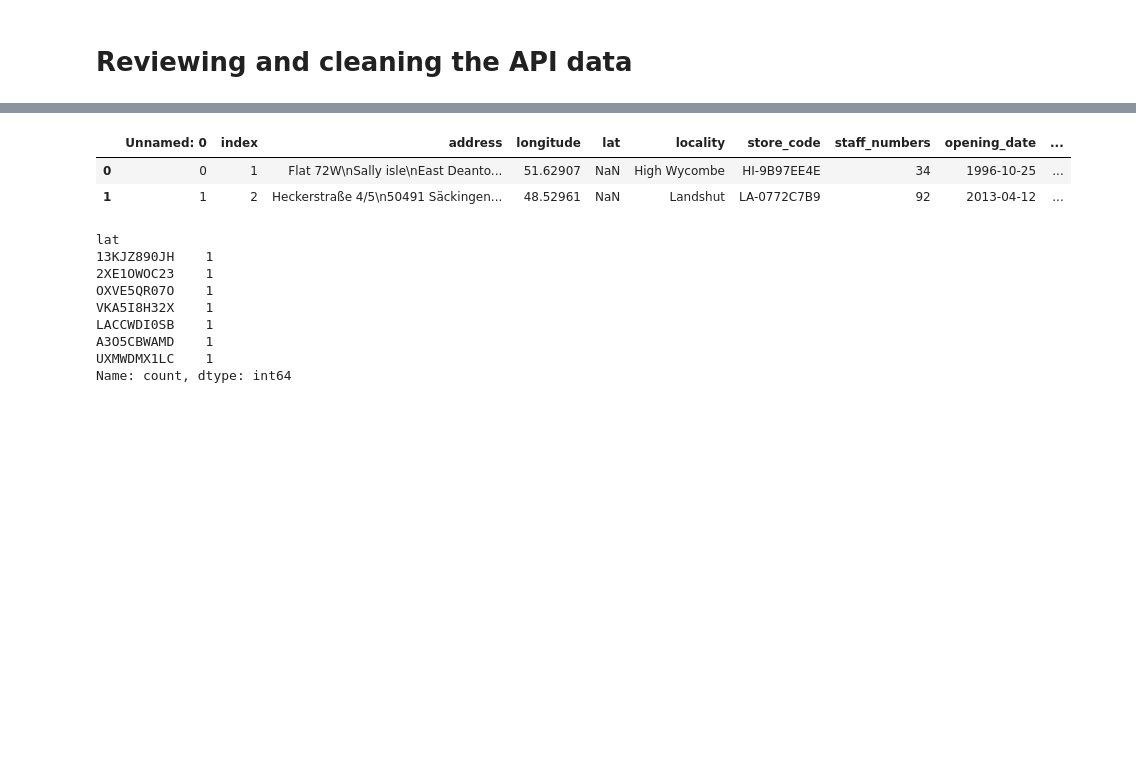
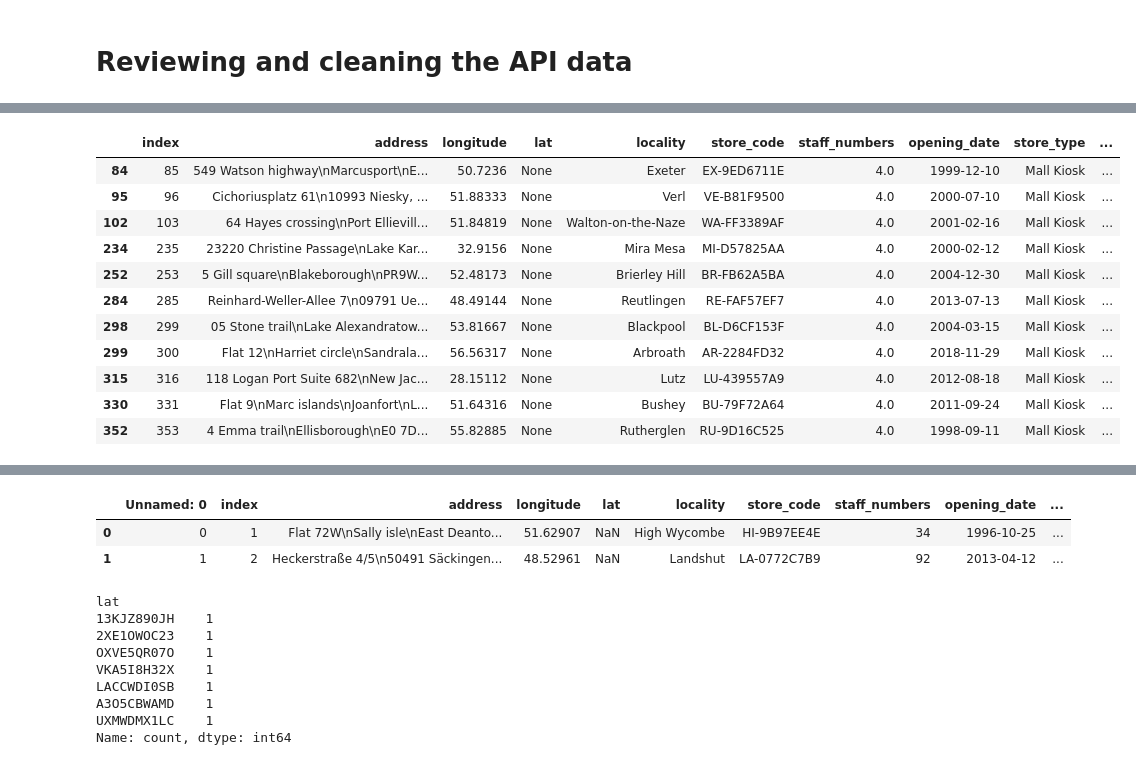
Before and after one commit to jho278/retail-database, a Jupyter notebook: data_exploration.ipynb, the cells around one changed output, grey strips where cells are left out. Drawn from its saved outputs; the diff is of its cells as text; code cells hidden in the pictures; blank space fills up the shorter version.

```diff
--- a/data_exploration.ipynb
+++ b/data_exploration.ipynb
@@ -913,0 +1121,16 @@ KeyboardInterrupt:
+# %%
+df_api['staff_numbers'] = pd.to_numeric(df_api['staff_numbers'], errors = 'coerce')
+df_api[df_api['staff_numbers'] < 5]
+# %% [output]
+|  | index | address | longitude | lat | locality | store_code | staff_numbers | opening_date | store_type | ... |
+| 84 | 85 | 549 Watson highway\nMarcusport\nE... | 50.7236 | None | Exeter | EX-9ED6711E | 4.0 | 1999-12-10 | Mall Kiosk | ... |
+| 95 | 96 | Cichoriusplatz 61\n10993 Niesky, ... | 51.88333 | None | Verl | VE-B81F9500 | 4.0 | 2000-07-10 | Mall Kiosk | ... |
+| 102 | 103 | 64 Hayes crossing\nPort Ellievill... | 51.84819 | None | Walton-on-the-Naze | WA-FF3389AF | 4.0 | 2001-02-16 | Mall Kiosk | ... |
+| 234 | 235 | 23220 Christine Passage\nLake Kar... | 32.9156 | None | Mira Mesa | MI-D57825AA | 4.0 | 2000-02-12 | Mall Kiosk | ... |
+| 252 | 253 | 5 Gill square\nBlakeborough\nPR9W... | 52.48173 | None | Brierley Hill | BR-FB62A5BA | 4.0 | 2004-12-30 | Mall Kiosk | ... |
+| 284 | 285 | Reinhard-Weller-Allee 7\n09791 Ue... | 48.49144 | None | Reutlingen | RE-FAF57EF7 | 4.0 | 2013-07-13 | Mall Kiosk | ... |
+| 298 | 299 | 05 Stone trail\nLake Alexandratow... | 53.81667 | None | Blackpool | BL-D6CF153F | 4.0 | 2004-03-15 | Mall Kiosk | ... |
+| 299 | 300 | Flat 12\nHarriet circle\nSandrala... | 56.56317 | None | Arbroath | AR-2284FD32 | 4.0 | 2018-11-29 | Mall Kiosk | ... |
+| 315 | 316 | 118 Logan Port Suite 682\nNew Jac... | 28.15112 | None | Lutz | LU-439557A9 | 4.0 | 2012-08-18 | Mall Kiosk | ... |
+| 330 | 331 | Flat 9\nMarc islands\nJoanfort\nL... | 51.64316 | None | Bushey | BU-79F72A64 | 4.0 | 2011-09-24 | Mall Kiosk | ... |
+| 352 | 353 | 4 Emma trail\nEllisborough\nE0 7D... | 55.82885 | None | Rutherglen | RU-9D16C525 | 4.0 | 1998-09-11 | Mall Kiosk | ... |
```
Also changed, not shown: parts of 63 cells of this notebook, 2 other files.
